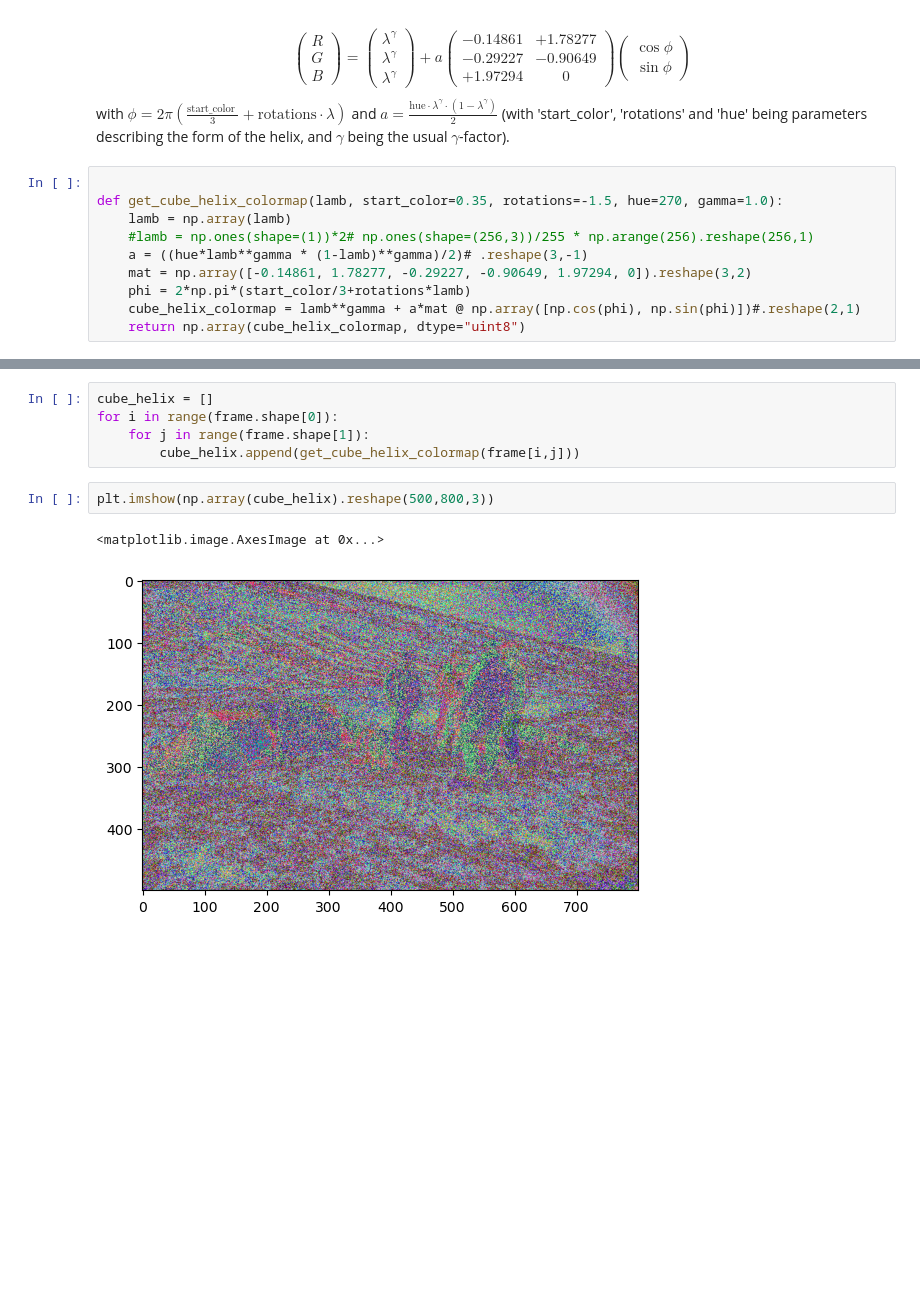
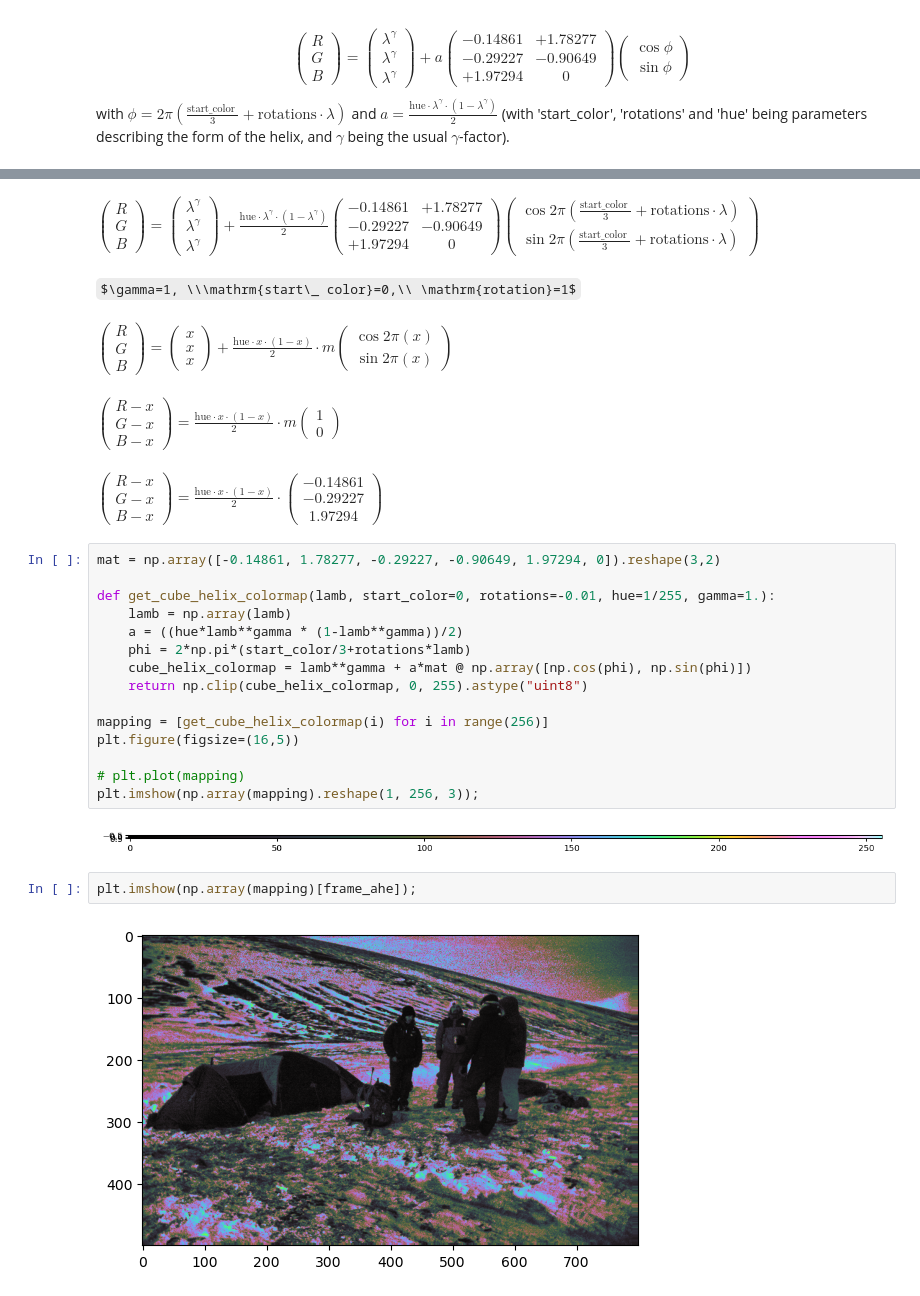
Before and after one commit to Moorboor/ComputerVision, a Jupyter notebook: Homeworks/1/AHE.ipynb, the cells around one changed output, grey strips where cells are left out. Saved outputs shown, nothing was run; the diff lists cells and outputs as text; some formulas as TeX source; blank space fills up the shorter version.

```diff
--- a/Homeworks/1/AHE.ipynb
+++ b/Homeworks/1/AHE.ipynb
@@ -152,13 +152,3 @@ $$ \begin{pmatrix}R \\ G \\ B\end{pmatrix} =
 \begin{pmatrix} \lambda ^ \gamma \\ \lambda ^ \gamma \\ \lambda ^ \gamma \end{pmatrix} + a \begin{pmatrix}-0.14861 & + 1.78277 \\
 -0.29227 & -0.90649 \\ +1.97294 & 0\end{pmatrix} \begin{pmatrix}\cos \phi \\ \sin \phi\end{pmatrix}$$
 with $\phi = 2 \pi (\frac{\text{start\_color }}{3} + \text{rotations}\cdot \lambda)$ and $ a = \frac{\text{hue}\cdot \lambda ^ \gamma \cdot( 1 - \lambda ^ \gamma)}{2}$ (with 'start\_color', 'rotations' and 'hue' being parameters describing the form of the helix, and $\gamma$ being the usual $\gamma$-factor).
-# %%
-
-def get_cube_helix_colormap(lamb, start_color=0.35, rotations=-1.5, hue=270, gamma=1.0):
-    lamb = np.array(lamb)
-    #lamb = np.ones(shape=(1))*2# np.ones(shape=(256,3))/255 * np.arange(256).reshape(256,1)
-    a = ((hue*lamb**gamma * (1-lamb)**gamma)/2)# .reshape(3,-1)
-    mat = np.array([-0.14861, 1.78277, -0.29227, -0.90649, 1.97294, 0]).reshape(3,2)
-    phi = 2*np.pi*(start_color/3+rotations*lamb)
-    cube_helix_colormap = lamb**gamma + a*mat @ np.array([np.cos(phi), np.sin(phi)])#.reshape(2,1)
-    return np.array(cube_helix_colormap, dtype="uint8")
@@ -172,10 +155,32 @@ plt.imshow(np.array(mapping).reshape(1, 256, 3))
-# %%
-cube_helix = []
-for i in range(frame.shape[0]):
-    for j in range(frame.shape[1]):
-        cube_helix.append(get_cube_helix_colormap(frame[i,j]))
+# %% [markdown]
+$\begin{pmatrix}R \\ G \\ B\end{pmatrix}=\begin{pmatrix} \lambda ^ \gamma \\ \lambda ^ \gamma \\ \lambda ^ \gamma \end{pmatrix}+\frac{\text{hue}\cdot \lambda ^ \gamma \cdot( 1 - \lambda ^ \gamma)}{2}\begin{pmatrix}-0.14861 & + 1.78277 \\
+-0.29227 & -0.90649 \\ +1.97294 & 0\end{pmatrix}\begin{pmatrix}\cos{2 \pi (\frac{\text{start\_color }}{3} + \text{rotations}\cdot \lambda)} \\ \sin{2 \pi (\frac{\text{start\_color }}{3} + \text{rotations}\cdot \lambda)}\end{pmatrix}$
+# %% [markdown]
+$\gamma=1, \\\mathrm{start\_ color}=0,\\ \mathrm{rotation}=1$
+# %% [markdown]
+$\begin{pmatrix}R \\ G \\ B\end{pmatrix}=\begin{pmatrix} x \\ x \\ x \end{pmatrix}+\frac{\text{hue}\cdot x \cdot( 1 - x)}{2}\cdot m \begin{pmatrix}\cos{2 \pi (x)} \\ \sin{2 \pi (x)}\end{pmatrix}$
+# %% [markdown]
+$\begin{pmatrix}R-x \\ G-x \\ B-x\end{pmatrix}=\frac{\text{hue}\cdot x \cdot( 1 - x)}{2}\cdot m \begin{pmatrix}1 \\ 0\end{pmatrix}$
+# %% [markdown]
+$\begin{pmatrix}R-x \\ G-x \\ B-x\end{pmatrix}=\frac{\text{hue}\cdot x \cdot( 1 - x)}{2}\cdot  \begin{pmatrix}-0.14861 \\ -0.29227 \\ 1.97294\end{pmatrix}$
+# %%
+mat = np.array([-0.14861, 1.78277, -0.29227, -0.90649, 1.97294, 0]).reshape(3,2)
+
+def get_cube_helix_colormap(lamb, start_color=0, rotations=-0.01, hue=1/255, gamma=1.):
+    lamb = np.array(lamb)
+    a = ((hue*lamb**gamma * (1-lamb**gamma))/2)
+    phi = 2*np.pi*(start_color/3+rotations*lamb)
+    cube_helix_colormap = lamb**gamma + a*mat @ np.array([np.cos(phi), np.sin(phi)])
+    return np.clip(cube_helix_colormap, 0, 255).astype("uint8")
+
+mapping = [get_cube_helix_colormap(i) for i in range(256)]
+plt.figure(figsize=(16,5))
+
+# plt.plot(mapping)
+plt.imshow(np.array(mapping).reshape(1, 256, 3));
+# %% [output]
+[figure, added]
 # %%
-plt.imshow(np.array(cube_helix).reshape(500,800,3))
+plt.imshow(np.array(mapping)[frame_ahe]);
 # %% [output]
-<matplotlib.image.AxesImage at 0x...>
-[figure, old version]
+[figure, new version]
```
Also changed, not shown: parts of 1 cell of this notebook, 1 other file.
